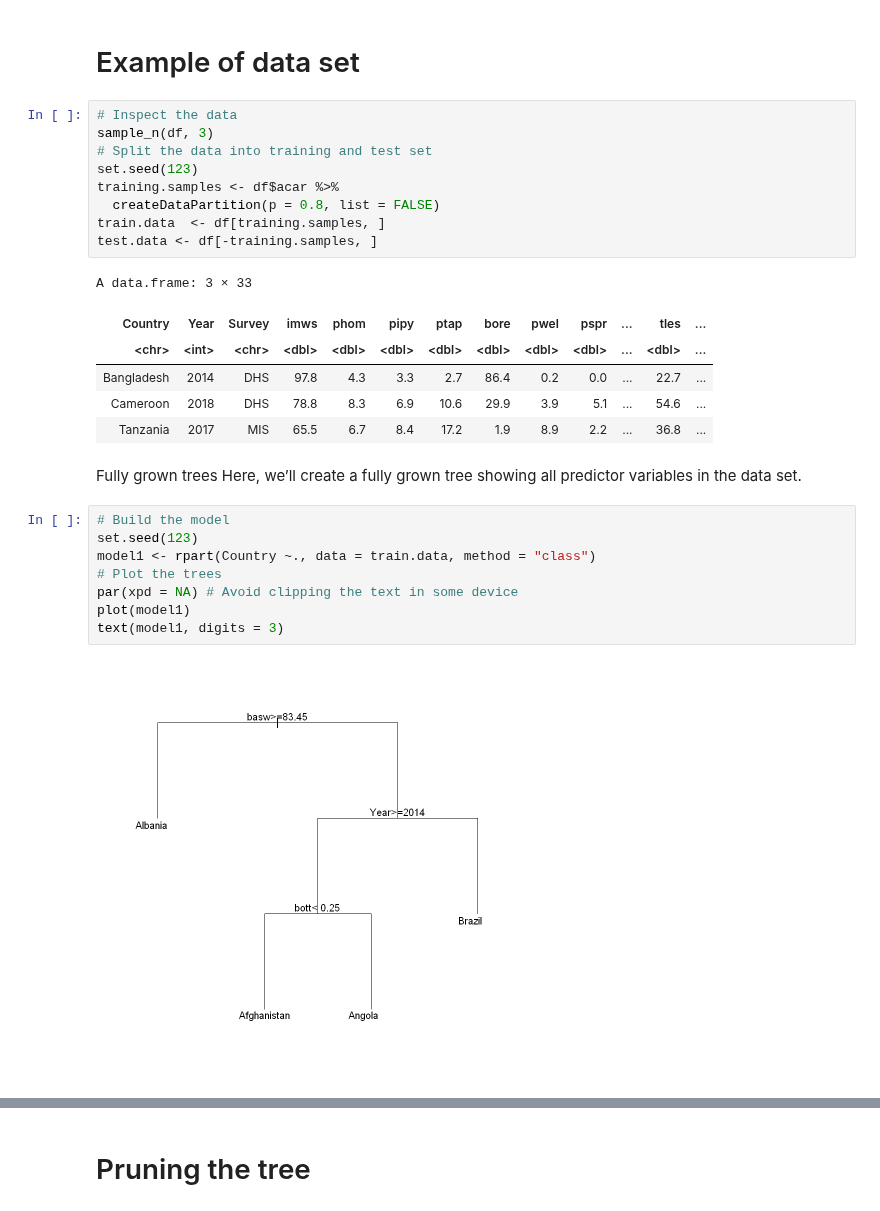
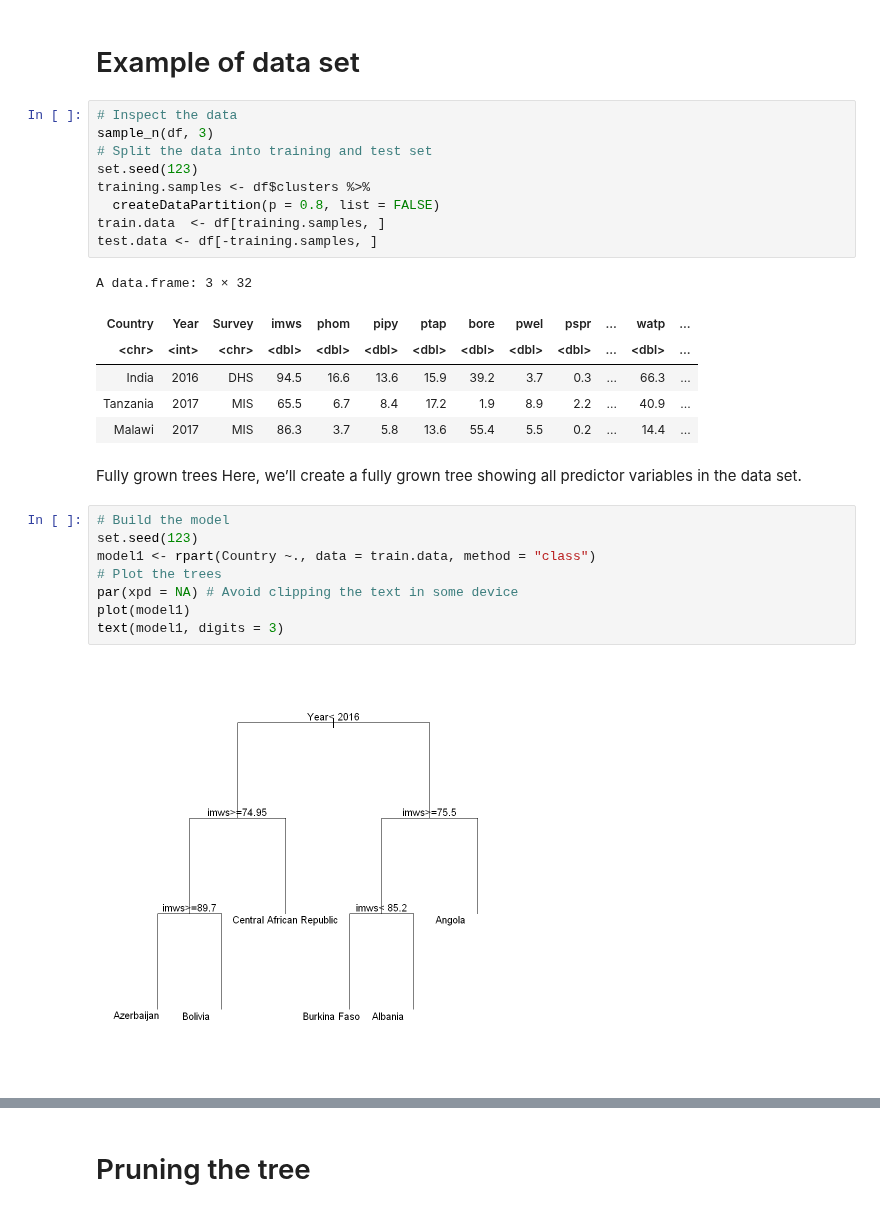
Before and after one commit to narslab/water-accessibility, a Jupyter notebook: bin/jupyter/Classification.ipynb, the cells around one changed output, grey strips where cells are left out. Saved outputs shown, nothing was run; the diff lists cells and outputs as text.

```diff
--- a/bin/jupyter/Classification.ipynb
+++ b/bin/jupyter/Classification.ipynb
@@ -78,19 +96,19 @@ These rules are produced by repeatedly splitting the predictor variables, starti
 # %%
 # Inspect the data
 sample_n(df, 3)
 # Split the data into training and test set
 set.seed(123)
-training.samples <- df$acar %>%
+training.samples <- df$clusters %>%
   createDataPartition(p = 0.8, list = FALSE)
 train.data  <- df[training.samples, ]
 test.data <- df[-training.samples, ]
 # %% [output]
-A data.frame: 3 × 33
+A data.frame: 3 × 32
-| Country | Year | Survey | imws | phom | pipy | ptap | bore | pwel | pspr | ... | tles | ... |
+| Country | Year | Survey | imws | phom | pipy | ptap | bore | pwel | pspr | ... | watp | ... |
 | <chr> | <int> | <chr> | <dbl> | <dbl> | <dbl> | <dbl> | <dbl> | <dbl> | <dbl> | ... | <dbl> | ... |
-| Bangladesh | 2014 | DHS | 97.8 | 4.3 | 3.3 | 2.7 | 86.4 | 0.2 | 0.0 | ... | 22.7 | ... |
-| Cameroon | 2018 | DHS | 78.8 | 8.3 | 6.9 | 10.6 | 29.9 | 3.9 | 5.1 | ... | 54.6 | ... |
-| Tanzania | 2017 | MIS | 65.5 | 6.7 | 8.4 | 17.2 | 1.9 | 8.9 | 2.2 | ... | 36.8 | ... |
+| India | 2016 | DHS | 94.5 | 16.6 | 13.6 | 15.9 | 39.2 | 3.7 | 0.3 | ... | 66.3 | ... |
+| Tanzania | 2017 | MIS | 65.5 | 6.7 | 8.4 | 17.2 | 1.9 | 8.9 | 2.2 | ... | 40.9 | ... |
+| Malawi | 2017 | MIS | 86.3 | 3.7 | 5.8 | 13.6 | 55.4 | 5.5 | 0.2 | ... | 14.4 | ... |
 # %% [markdown]
 Fully grown trees
 Here, we’ll create a fully grown tree showing all predictor variables in the data set.
@@ -103,7 +121,7 @@ par(xpd = NA) # Avoid clipping the text in some device
 plot(model1)
 text(model1, digits = 3)
 # %% [output]
-[figure, old version]
+[figure, new version]
 # %%
 # Make predictions on the test data
 predicted.classes <- model1 %>%
```
Also changed, not shown: parts of 11 cells of this notebook.
